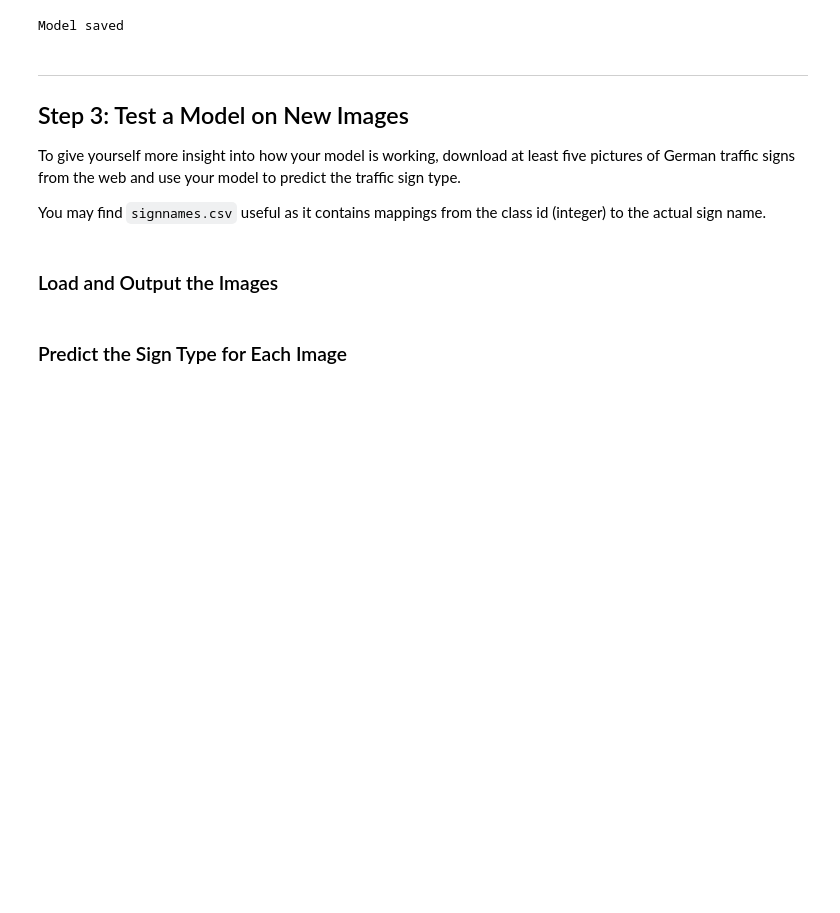
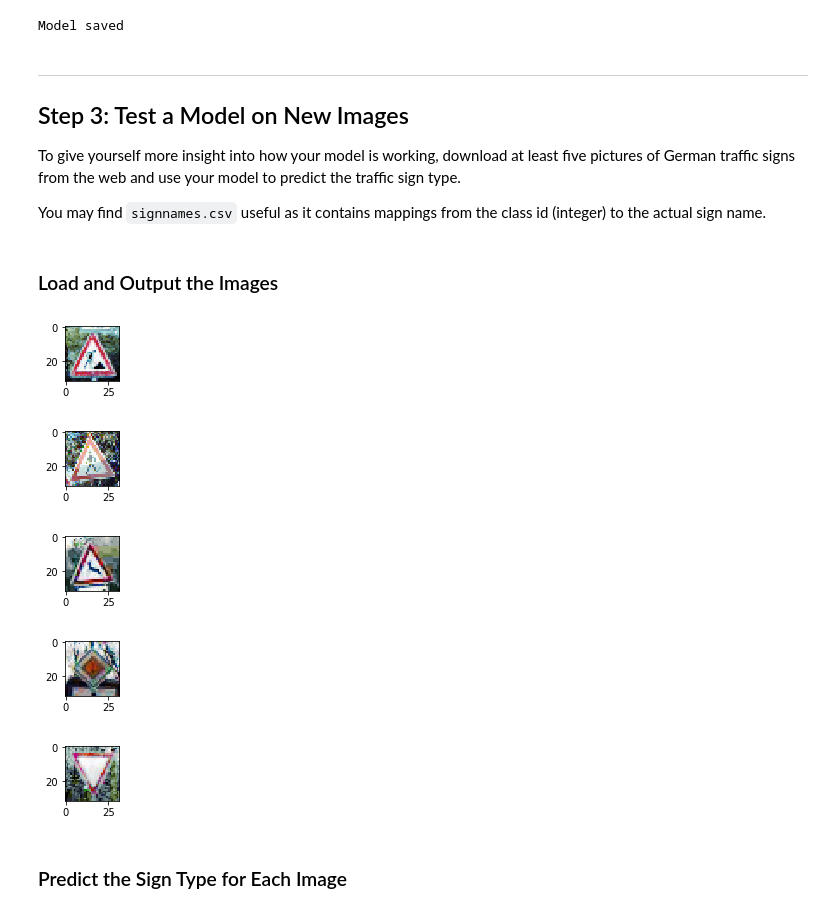
Before and after one commit to bryan0806/Udacity-CarND-Traffic-Sign-Classifier-Project, a Jupyter notebook: Traffic_Sign_Classifier.ipynb, the cells around one changed output. Saved outputs shown, nothing was run; the diff lists cells and outputs as text; code cells hidden in the pictures; blank space fills up the shorter version.

```diff
--- a/Traffic_Sign_Classifier.ipynb
+++ b/Traffic_Sign_Classifier.ipynb
@@ -973,0 +1023,11 @@ print(y_train[index2])
+# %%
+"""
+# Lets split the training dataset into 80% training & 20% validation
+# Get randomized datasets for training and validation
+from sklearn.model_selection import train_test_split
+
+X_train, X_val, y_train, y_val = train_test_split(X_train, y_train, test_size=0.15, random_state=832289)
+
+print(X_train[0].shape, y_train[0].shape)
+print(X_val[0].shape, y_val[0].shape)
+"""
@@ -1082,7 +1150,7 @@ Layer 5: Fully Connected (Logits). This should have 43 outputs.
 # %%
 import tensorflow as tf
 #tf.GraphKeys.VARIABLES = tf.GraphKeys.GLOBAL_VARIABLES
-EPOCHS = 20
+EPOCHS = 10
 BATCH_SIZE = 128
 
 from tensorflow.contrib.layers import flatten
@@ -1379,7 +1448,7 @@ import os
 files=os.listdir("test_images/")
 image_list=[]
 label_list=[]
-"""
+
 for v in files:
     image = mpimg.imread('test_images/'+v)
     resized_image = cv2.resize(image, (32, 32))
@@ -1397,36 +1466,42 @@ image5 = image_list[4]
 """
 
 
 # check test dataset
 for i in range(0,5):
     index = random.randint(0, len(X_valid))
     image_list.append(X_valid[index])
     label_list.append(y_valid[index])
     plt.figure(figsize=(1,1))
     plt.imshow(X_valid[index])
     print(y_valid[index])
 
 
 image1 = image_list[0]
 image2 = image_list[1]
 image3 = image_list[2]
 image4 = image_list[3]
 image5 = image_list[4]
 
 label1 = label_list[0]
 label2 = label_list[1]
 label3 = label_list[2]
 label4 = label_list[3]
 label5 = label_list[4]
-
+"""
 
 
 #print("Image data shape =", image_shape)
 #print(image1)
 
 images = np.stack((image1, image2, image3, image4, image5)) #stack images after loading them
-#labels = np.stack((12,13,25,27,31)) #25, 31, 12, 13, 27) # stack true values
-labels = np.stack((label1,label2,label3,label4,label5,))
+labels = np.stack((25, 27, 31, 12, 13)) # stack true values 12,13,25,27,31))
+#labels = np.stack((label1,label2,label3,label4,label5,))
+# %% [output]
+[figure, added]
+[figure, added]
+[figure, added]
+[figure, added]
+[figure, added]
 # %% [markdown]
 ### Predict the Sign Type for Each Image
 # %%
```
Also changed, not shown: parts of 12 cells of this notebook, 13 other files.
